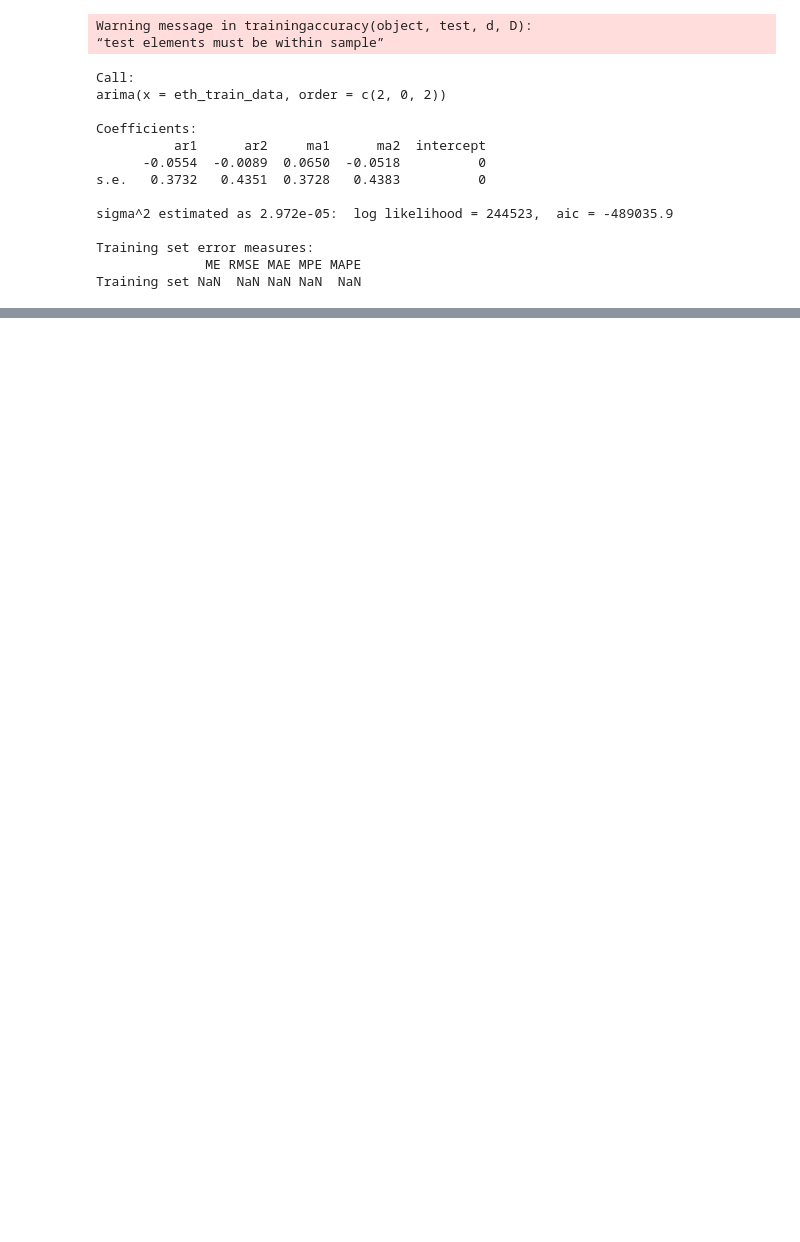
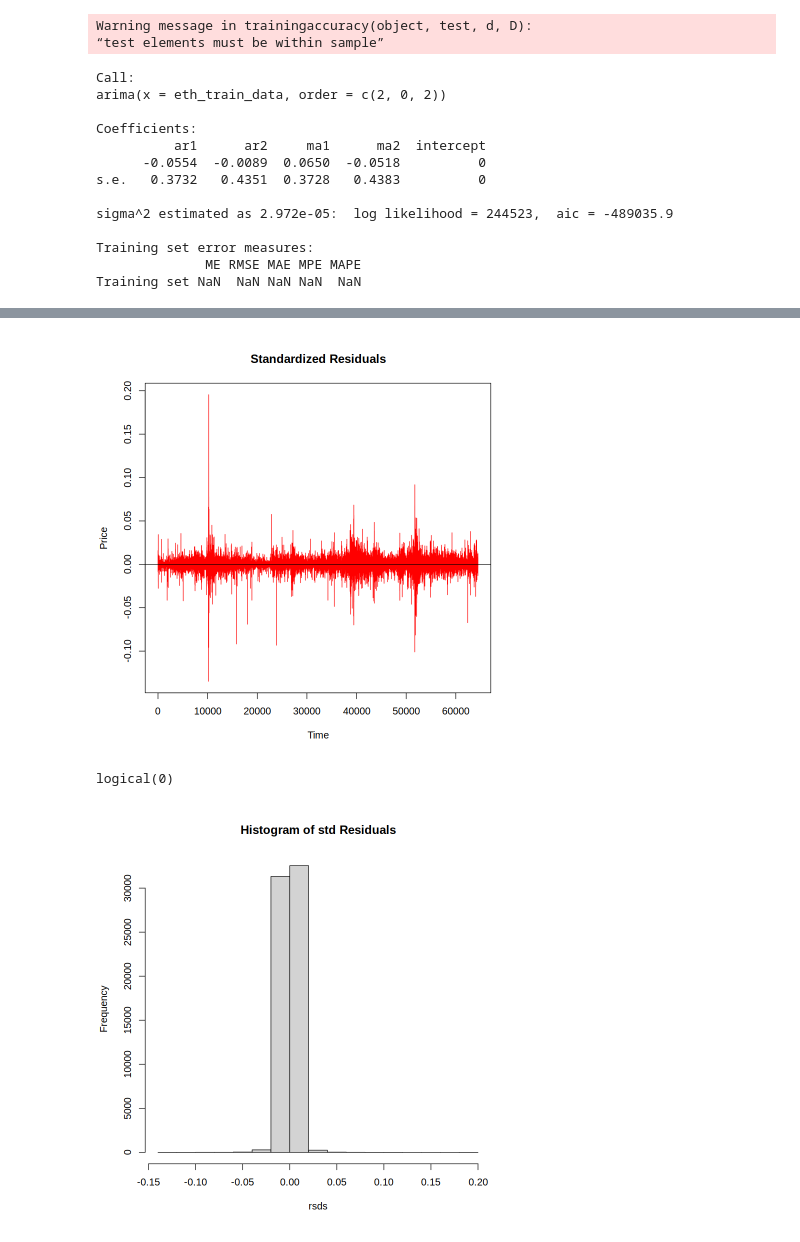
Before and after one commit to Djalal-H/TSA, a Jupyter notebook: main.ipynb, the cells around one changed output, grey strips where cells are left out. Saved outputs shown, nothing was run; the diff lists cells and outputs as text; code cells hidden in the pictures; blank space fills up the shorter version.

```diff
--- a/main.ipynb
+++ b/main.ipynb
@@ -267,0 +285,3 @@ Training set NaN  NaN NaN NaN  NaN
+# %%
+arima_model.3 <- arima(trans_train, order = c(1, 1, 2))
+summary(arima_model.3)
@@ -267,0 +307,10 @@ Training set NaN  NaN NaN NaN  NaN
+# %%
+rsds <- arima_model.3$residuals
+# %%
+#plotting the residuals
+plot(rsds, type = "l", xlab = "Time", ylab = "Price", main = "Standardized Residuals", col="red")
+abline(h=0) > hist(rsds, main="Histogram of std Residuals")
+# %% [output]
+[figure, added]
+logical(0)
+[figure, added]
```
Also changed, not shown: parts of 21 cells of this notebook, 1 other file.
